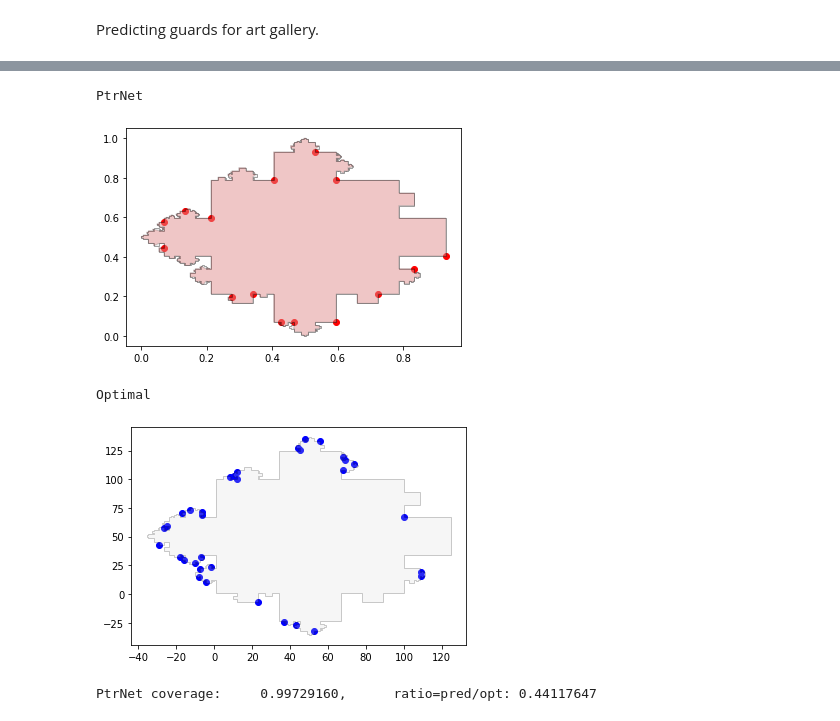
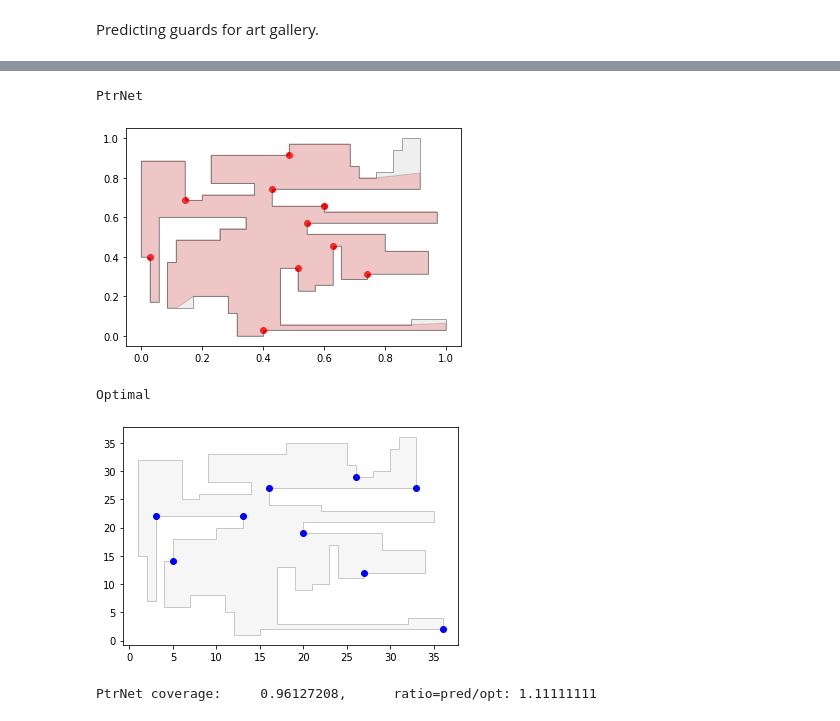
Before and after one commit to dseverdi/AGNet, a Jupyter notebook: AGDemo.ipynb, the cells around one changed output, grey strips where cells are left out. Cells and saved outputs as stored; diff of their text form; code cells hidden in the pictures.

Commit message:
classic PtrNet on AG instances

```diff
--- a/AGDemo.ipynb
+++ b/AGDemo.ipynb
@@ -55,0 +59,6 @@ device = torch.device("cuda:0" if use_cuda else "cpu")
+# %%
+# instance
+# data
+dataset_dir = '/home/dseverdi/Radno/MLAG/dataset/AG/test'
+instances = ['']
+instance = os.path.join(dataset_dir,'rand/72/rand-72-6.pol')
@@ -56,5 +70,4 @@ device = torch.device("cuda:0" if use_cuda else "cpu")
 # %%
-# folders
-dataset_dir = '/home/dseverdi/Radno/MLAG/dataset/AG/agp2009a-simplerand'
-result_dir  = 'results/simplerand'
-models_dir  = './trained_models/ag_ne-10_bs-4_hs-256_tfr-0.5_wd-1e-05_lr-0.001_bidirectional_normalized'
+# model
+models_dir  = './trained_models/ag_no_pretraining_ne-30_bs-16_hs-256_tfr-0.5_wd-1e-05_lr-0.001_bidirectional_normalized'
+m1  = os.path.join(models_dir,'model_best.pt')
@@ -66,11 +73,0 @@ model_path = os.path.join(models_dir,'model_epoch_10.pt')
-# %%
-
-from data_types import VisSample
-
-instance = '/home/dseverdi/Radno/MLAG/dataset/AG/agp2009a-simplerand/20/randsimple-20-1.pol'
-
-samples = VisSample.read_samples(instance)
-sample = samples[0]
-
-sample.guards
-sample
@@ -81,9 +74,2 @@ VisSample(name='randsimple-20-1', points=[tensor([0.3339, 0.2431, 0.0000]), tens
-# %%
-from data_types import VisSample
-
-instance = '/home/dseverdi/Radno/MLAG/dataset/AG/agp2009a-simplerand/40/randsimple-40-1.pol'
-
-samples = VisSample.read_samples(instance)
-sample = samples[0]
 # %% [markdown]
 Predicting guards for art gallery.
@@ -111,32 +76,22 @@ coverage : 0.7858505735267685
 # %%
-# data
-from evaluate import AGNetSearch, Opt
-
-
-dataset_dir = '/home/dseverdi/Radno/MLAG/dataset/AG/agp2008a-rvk/500'
-instances = ['']
-instance = os.path.join(dataset_dir,'randvon-500-2.pol')
-
 #opt value
 opt = Opt()
 # PTrNet search
-ns = AGNetSearch(model_path)
+ns = AGNetSearch(m1)
 
 # prediction
 sol_opt    = opt.predict(instance)
-sol_ns     = ns.predict(instance,beam_width=4,beta=0.000001)
-
+sol_ns     = ns.predict(instance,beam_width=4)
 
 print('PtrNet')
 ns.show()
 print('Optimal')
 opt.show()
 
-
 print(f'PtrNet coverage:     {ns.coverage:2.8f},      ratio=pred/opt: {len(sol_ns)/len(sol_opt):2.8f}')
 # %% [output]
 PtrNet
-[figure, old version]
+[figure, new version]
 Optimal
-[figure, old version]
+[figure, new version]
-PtrNet coverage:     0.99729160,      ratio=pred/opt: 0.44117647
+PtrNet coverage:     0.96127208,      ratio=pred/opt: 1.11111111
```
Also changed, not shown: parts of 50 cells of this notebook, 1 other file.
